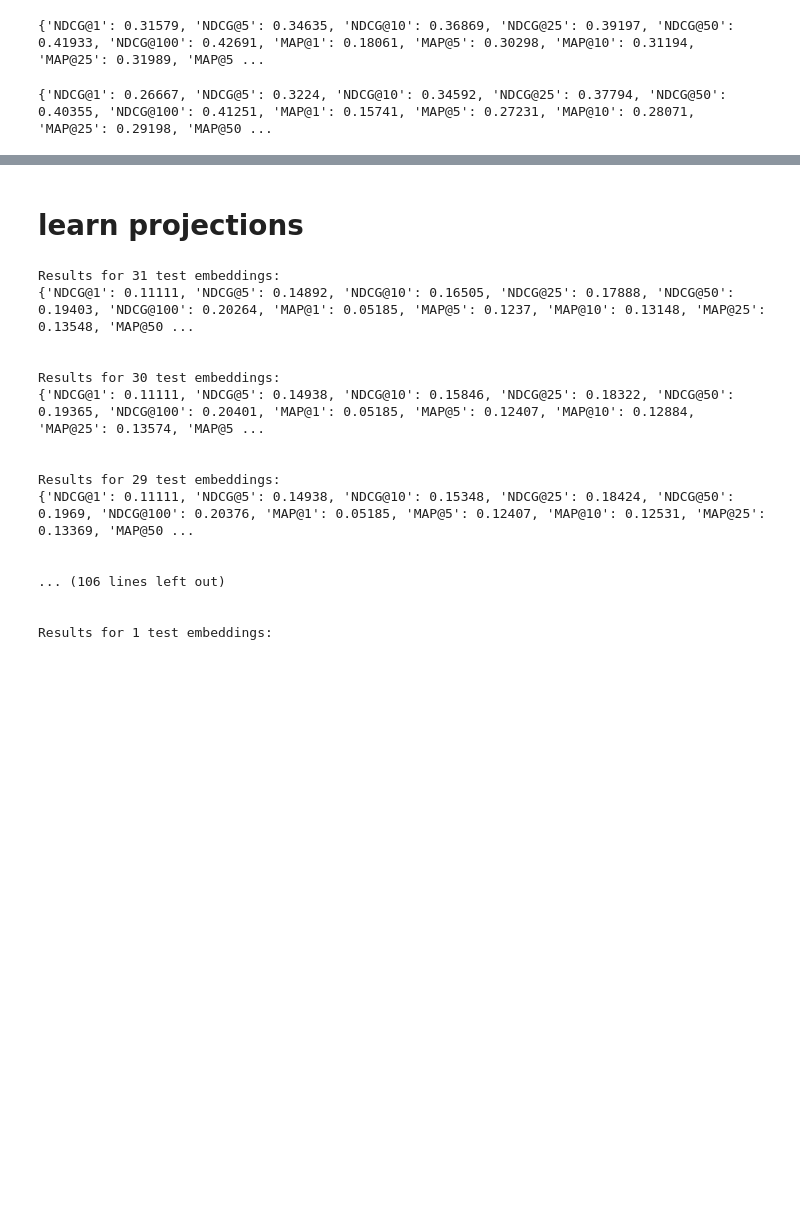
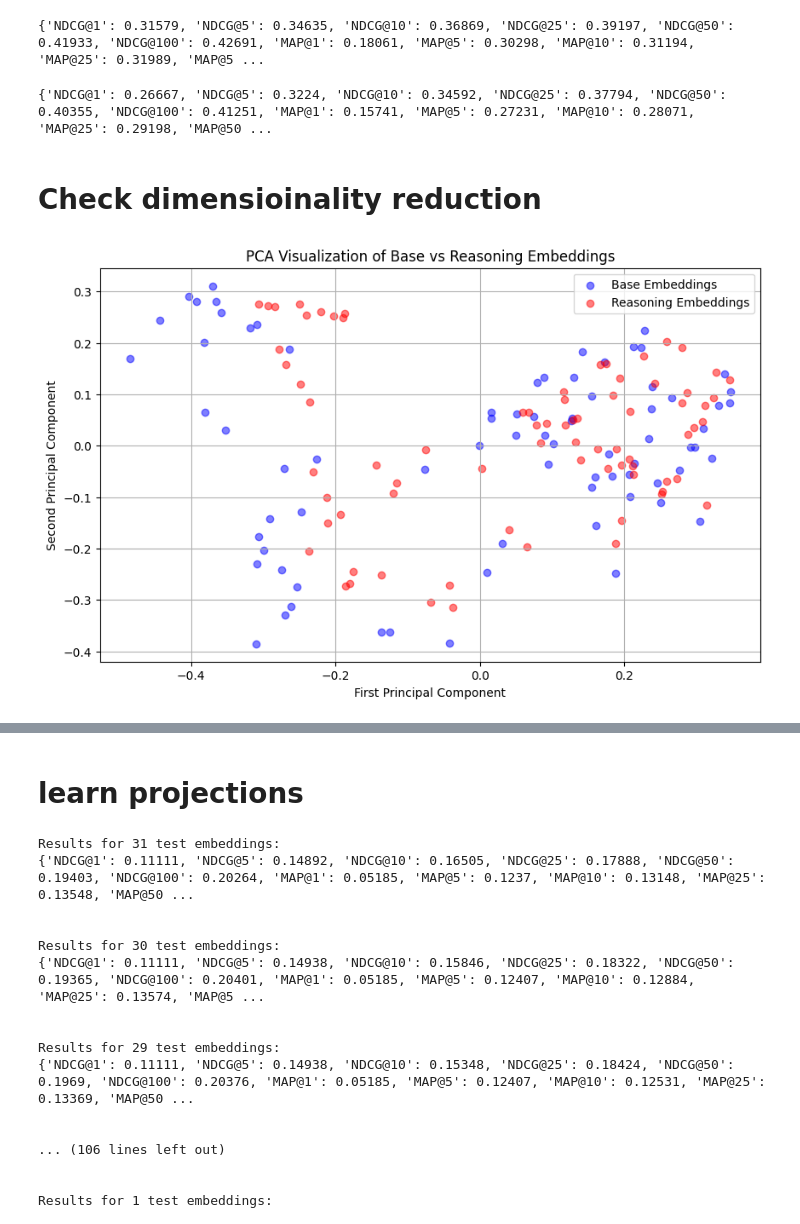
Before and after one commit to arubique/ReasonIR, a Jupyter notebook: notebooks/project_to_reasoning_embeds.ipynb, the cells around one changed output, grey strips where cells are left out. Drawn from its saved outputs; the diff is of its cells as text; code cells hidden in the pictures; blank space fills up the shorter version.

Commit message:
Add PCA + UMAP visualizations

```diff
--- a/notebooks/project_to_reasoning_embeds.ipynb
+++ b/notebooks/project_to_reasoning_embeds.ipynb
@@ -133,3 +134,26 @@ results_reason_short = compute_results(
 )
 # %% [output]
 {'NDCG@1': 0.26667, 'NDCG@5': 0.3224, 'NDCG@10': 0.34592, 'NDCG@25': 0.37794, 'NDCG@50': 0.40355, 'NDCG@100': 0.41251, 'MAP@1': 0.15741, 'MAP@5': 0.27231, 'MAP@10': 0.28071, 'MAP@25': 0.29198, 'MAP@50 ...
+# %% [markdown]
+# Check dimensioinality reduction
+# %%
+from sklearn.decomposition import PCA
+import matplotlib.pyplot as plt
+
+# Reduce dimensionality to 2D using PCA
+pca = PCA(n_components=2)
+query_base_2d = pca.fit_transform(query_emb_base)
+query_reason_2d = pca.transform(query_emb_reason)
+
+# Create scatter plot
+plt.figure(figsize=(10,6))
+plt.scatter(query_base_2d[:,0], query_base_2d[:,1], c='blue', alpha=0.5, label='Base Embeddings')
+plt.scatter(query_reason_2d[:,0], query_reason_2d[:,1], c='red', alpha=0.5, label='Reasoning Embeddings')
+plt.xlabel('First Principal Component')
+plt.ylabel('Second Principal Component')
+plt.title('PCA Visualization of Base vs Reasoning Embeddings')
+plt.legend()
+plt.grid(True)
+plt.show()
+# %% [output]
+[figure, added]
```
Also changed, not shown: parts of 11 cells of this notebook.
